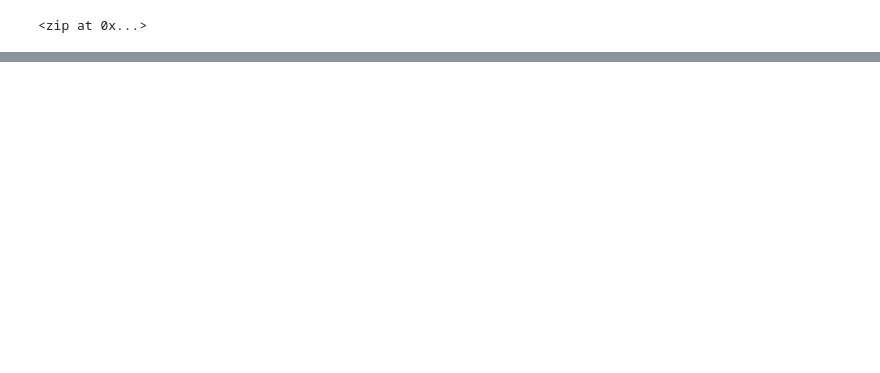
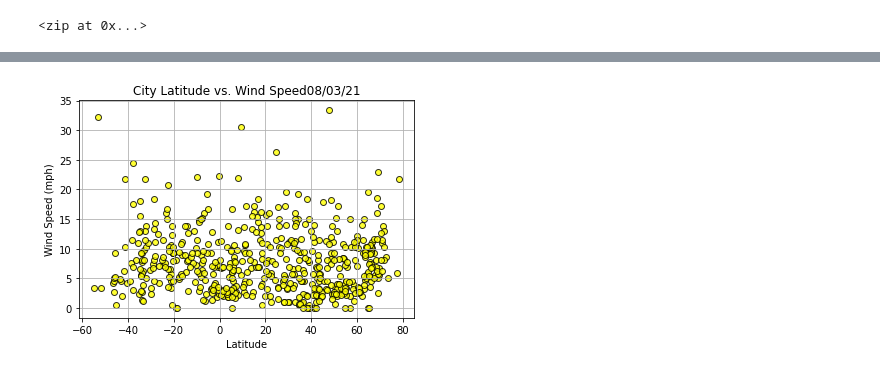
Before and after one commit to ckbauman/World_Weather_Analysis, a Jupyter notebook: WeatherPy.ipynb, the cells around one changed output, grey strips where cells are left out. Drawn from its saved outputs; the diff is of its cells as text; code cells hidden in the pictures; blank space fills up the shorter version.

```diff
--- a/WeatherPy.ipynb
+++ b/WeatherPy.ipynb
@@ -207,0 +313,29 @@ city_data_df.to_csv(output_data_file, index_label="City_ID")
+# %%
+#  SCATTER PLOT WIND SPEED
+
+# Import time module
+import time
+
+# Build the scatter plot for latitude vs. max temperature.
+# marker is circles, transparency 0.8
+plt.scatter(lats,
+            wind_speed,
+            color="yellow",
+            edgecolor="black", linewidths=1, marker="o",
+            alpha=0.8, label="Cities")
+
+# Incorporate the other graph properties.
+# use time and format with .strftime() so ouput standard vs. all seconds
+# time.time would be all in seconds
+plt.title(f"City Latitude vs. Wind Speed"+ time.strftime("%x"))
+plt.ylabel("Wind Speed (mph)")
+plt.xlabel("Latitude")
+plt.grid(True)
+
+# Save the figure.
+plt.savefig("weather_data/Fig4.png")
+
+# Show plot.
+plt.show()
+# %% [output]
+[figure, added]
```
Also changed, not shown: parts of 14 cells of this notebook, 6 other files.
